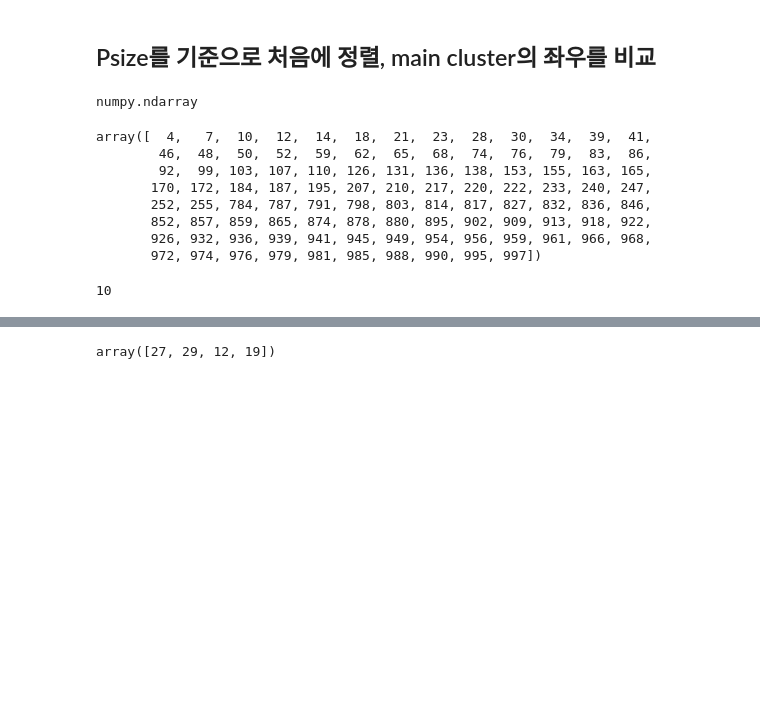
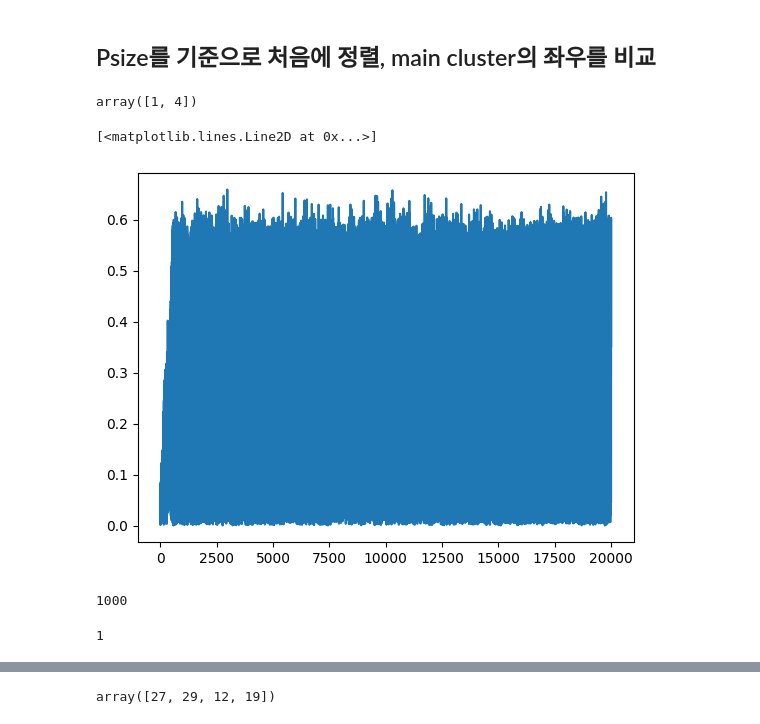
Before and after one commit to Gug-Young/Kuramoto-model, a Jupyter notebook: 23.06.07 Group check.ipynb, the cells around one changed output, grey strips where cells are left out. Saved outputs shown, nothing was run; the diff lists cells and outputs as text; code cells hidden in the pictures; blank space fills up the shorter version.

Commit message:
Group

```diff
--- a/23.06.07 Group check.ipynb
+++ b/23.06.07 Group check.ipynb
@@ -159,7 +155,18 @@ for i in range(10):
-# %%
-type(peaks_new)
-# %% [output]
-numpy.ndarray
+# %%
+seed =10
+N = 500
+theta_random,omega,Kc = Normal(N,0,1,seed=seed)
+omega = omega - np.mean(omega)
+omega = np.sort(omega)
+m = 10
+t = np.arange(0,20000,0.1)
+K = 3.3
+to_ppi = lambda y: (y + np.pi)%(2*np.pi) - np.pi
+theta, dtheta,rs = mf2(K,N=N,m=m,t_array=t,p_theta=theta_random,p_dtheta= omega,p_omega=omega)
+new_theta = to_ppi(theta)
+dtheta_c = np.cumsum(dtheta,axis=0)
+sum_time = 1000
+avg_dtheta = (dtheta_c[sum_time:]-dtheta_c[:-sum_time])/sum_time
 # %%
 # def to_cluster(i,arg_psize=arg_psize,peaks_new=peaks_new,arg=arg):
 #     C = arg_psize[i],arg_psize[i]+1
@@ -172,21 +179,32 @@ def to_cluster(idx,peaks_new=peaks_new,arg=arg):
     arg_C = peaks_new[C[0]],peaks_new[C[1]]
     cluster = arg[arg_C[0]:arg_C[1]]
     return cluster
-# %%
-peaks
-# %% [output]
-array([  4,   7,  10,  12,  14,  18,  21,  23,  28,  30,  34,  39,  41,
-        46,  48,  50,  52,  59,  62,  65,  68,  74,  76,  79,  83,  86,
-        92,  99, 103, 107, 110, 126, 131, 136, 138, 153, 155, 163, 165,
-       170, 172, 184, 187, 195, 207, 210, 217, 220, 222, 233, 240, 247,
-       252, 255, 784, 787, 791, 798, 803, 814, 817, 827, 832, 836, 846,
-       852, 857, 859, 865, 874, 878, 880, 895, 902, 909, 913, 918, 922,
-       926, 932, 936, 939, 941, 945, 949, 954, 956, 959, 961, 966, 968,
-       972, 974, 976, 979, 981, 985, 988, 990, 995, 997])
+# %%
+np.delete(np.array([1,2,4]),1)
+# %% [output]
+array([1, 4])
+# %%
+plt.plot(t,rs)
+# %% [output]
+[<matplotlib.lines.Line2D at 0x...>]
+[figure, added]
+# %%
+N//2
+# %% [output]
+1000
 # %%
-C = arg_psize[i],arg_psize[i]+1
-arg_C = peaks_new[C[0]],peaks_new[C[1]]
-cluster = arg[arg_C[0]:arg_C[1]]
-len(cluster)
+IS_main = []
+for i in range(20):
+    C = arg_psize[i],arg_psize[i]+1
+    arg_C = peaks_new[C[0]],peaks_new[C[1]]
+    cluster = arg[arg_C[0]:arg_C[1]]
+    if (N//2 in cluster)&(num==0):
+        main_i = i
+        num+=1
+    IS_main.append(np.mean(abs(cluster -N//2)))
+main_i = np.argmin(IS_main)
+    # main_10 = arg_psize[:20][Is_group]
-# %% [output]
-10
+# %%
+main_i
+# %% [output]
+1
```
Also changed, not shown: parts of 29 cells of this notebook.
